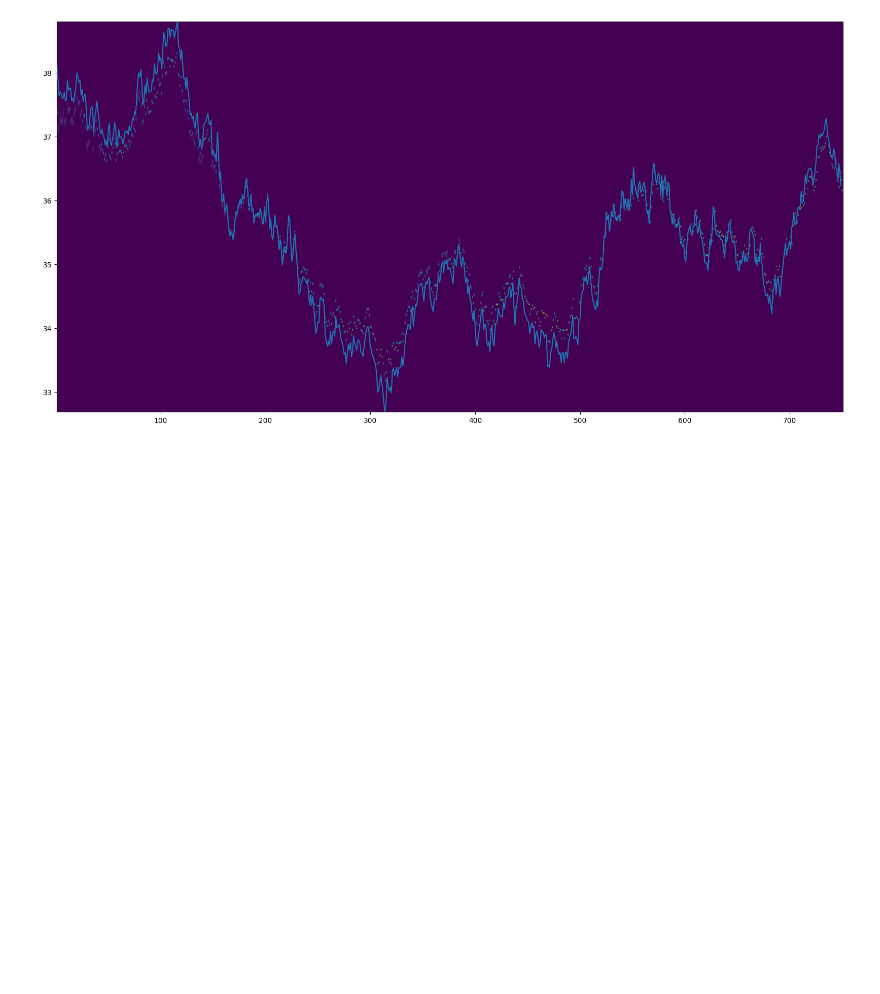
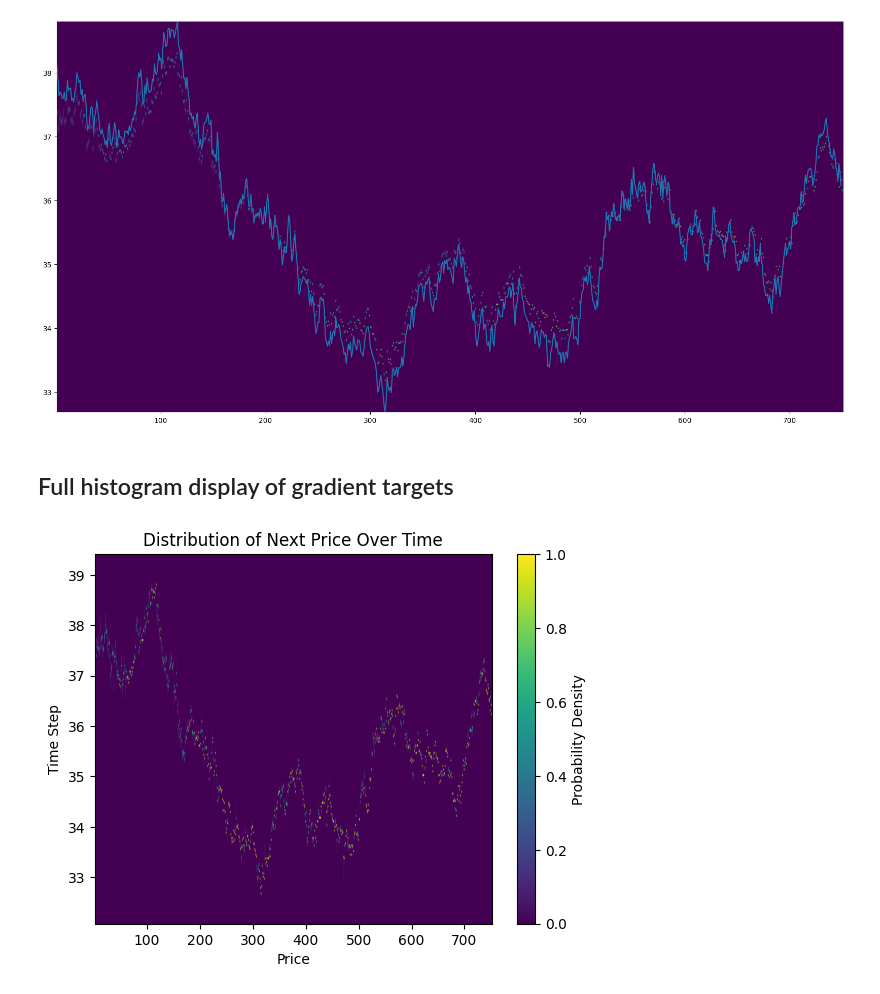
Before and after one commit to Marques-079/2025-algothon, a Jupyter notebook: data/PDF.ipynb, the cells around one changed output. Cells and saved outputs as stored; diff of their text form; code cells hidden in the pictures; blank space fills up the shorter version.

```diff
--- a/data/PDF.ipynb
+++ b/data/PDF.ipynb
@@ -99,3 +99,41 @@ plt.imshow(
 plt.show()
 # %% [output]
 [figure]
+# %% [markdown]
+## Full histogram display of gradient targets
+# %%
+pmin, pmax = np.min(instrPrice), np.max(instrPrice)
+padding = (pmax - pmin) * 0.1
+fine_price_grid = np.linspace(pmin - padding, pmax + padding, 200)
+n = len(fine_price_grid)
+
+heatmap = []
+for i in range(1,len(instrPrice)):
+    x_current = instrPrice[i]
+    x_prev = instrPrice[:i]
+    diff = x_current-x_prev
+    tdiff = list(reversed(range(1,len(x_prev)+1)))
+    gradient = diff/tdiff
+    x_next = gradient+x_current
+
+    x_next = np.round(x_next,decimals=2)
+    unique_x, counts = np.unique(x_next, return_counts=True)
+    frequency_dist = np.interp(fine_price_grid,unique_x,counts,left=0,right=0)
+    frequency_dist /= np.sum(frequency_dist)
+    heatmap.append(frequency_dist)
+
+heatmap = np.array(heatmap).T
+
+plt.imshow(heatmap,
+           aspect='auto',
+           origin='lower',
+           extent=[1.5, 751.5,fine_price_grid[0], fine_price_grid[-1]],
+           cmap='viridis')
+plt.colorbar(label='Probability Density')
+plt.xlabel('Price')
+plt.ylabel('Time Step')
+plt.title('Distribution of Next Price Over Time')
+plt.grid(False) # Grid can be distracting on heatmaps
+plt.show()
+# %% [output]
+[figure, added]
```
